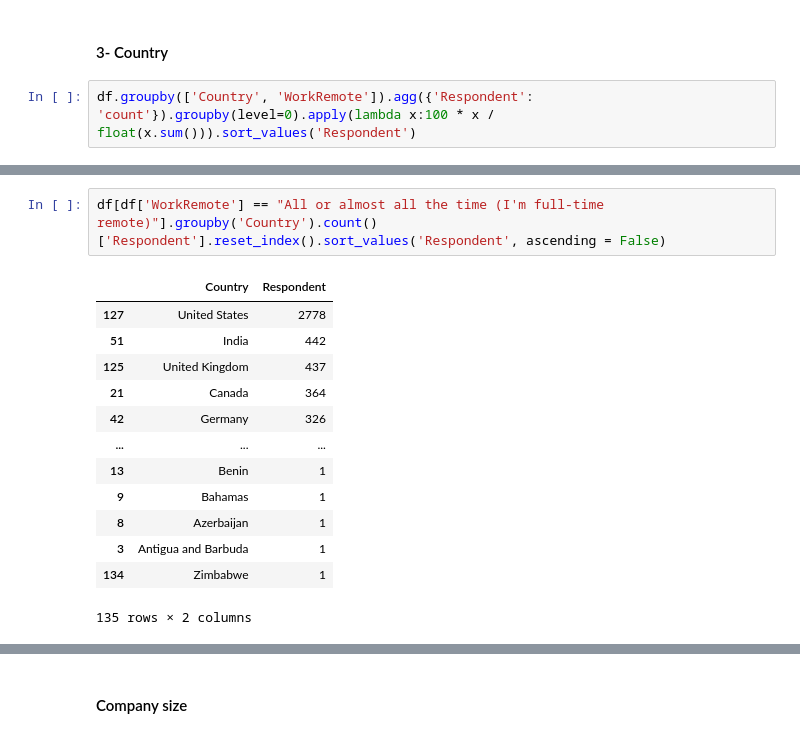
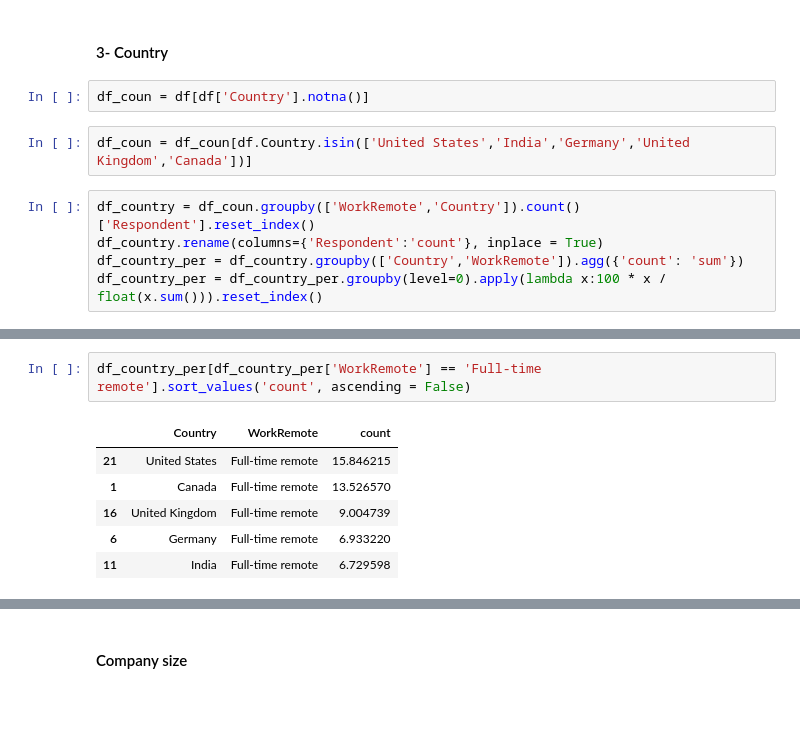
Before and after one commit to hamidkhbl/StackoverflowSurvey, a Jupyter notebook: OtherAnalysis.ipynb, the cells around one changed output, grey strips where cells are left out. Saved outputs shown, nothing was run; the diff lists cells and outputs as text; blank space fills up the shorter version.

```diff
--- a/OtherAnalysis.ipynb
+++ b/OtherAnalysis.ipynb
@@ -141,4 +155,11 @@ print(total_count(challenge, 'method', 'count', possible_values))
 # %% [markdown]
 #### 3- Country
+# %%
+df_coun = df[df['Country'].notna()]
+# %%
+df_coun = df_coun[df.Country.isin(['United States','India','Germany','United Kingdom','Canada'])]
 # %%
-df.groupby(['Country', 'WorkRemote']).agg({'Respondent': 'count'}).groupby(level=0).apply(lambda x:100 * x / float(x.sum())).sort_values('Respondent')
+df_country = df_coun.groupby(['WorkRemote','Country']).count()['Respondent'].reset_index()
+df_country.rename(columns={'Respondent':'count'}, inplace = True)
+df_country_per = df_country.groupby(['Country','WorkRemote']).agg({'count': 'sum'})
+df_country_per = df_country_per.groupby(level=0).apply(lambda x:100 * x / float(x.sum())).reset_index()
@@ -160,16 +166,9 @@ df.groupby(['Country', 'WorkRemote']).agg({'Respondent': 'count'}).groupby(level
-# %%
-df[df['WorkRemote'] == "All or almost all the time (I'm full-time remote)"].groupby('Country').count()['Respondent'].reset_index().sort_values('Respondent', ascending = False)
-# %% [output]
-|  | Country | Respondent |
-| 127 | United States | 2778 |
-| 51 | India | 442 |
-| 125 | United Kingdom | 437 |
-| 21 | Canada | 364 |
-| 42 | Germany | 326 |
-| ... | ... | ... |
-| 13 | Benin | 1 |
-| 9 | Bahamas | 1 |
-| 8 | Azerbaijan | 1 |
-| 3 | Antigua and Barbuda | 1 |
-| 134 | Zimbabwe | 1 |
-135 rows × 2 columns
+# %%
+df_country_per[df_country_per['WorkRemote'] == 'Full-time remote'].sort_values('count', ascending = False)
+# %% [output]
+|  | Country | WorkRemote | count |
+| 21 | United States | Full-time remote | 15.846215 |
+| 1 | Canada | Full-time remote | 13.526570 |
+| 16 | United Kingdom | Full-time remote | 9.004739 |
+| 6 | Germany | Full-time remote | 6.933220 |
+| 11 | India | Full-time remote | 6.729598 |
```
Also changed, not shown: parts of 31 cells of this notebook.
